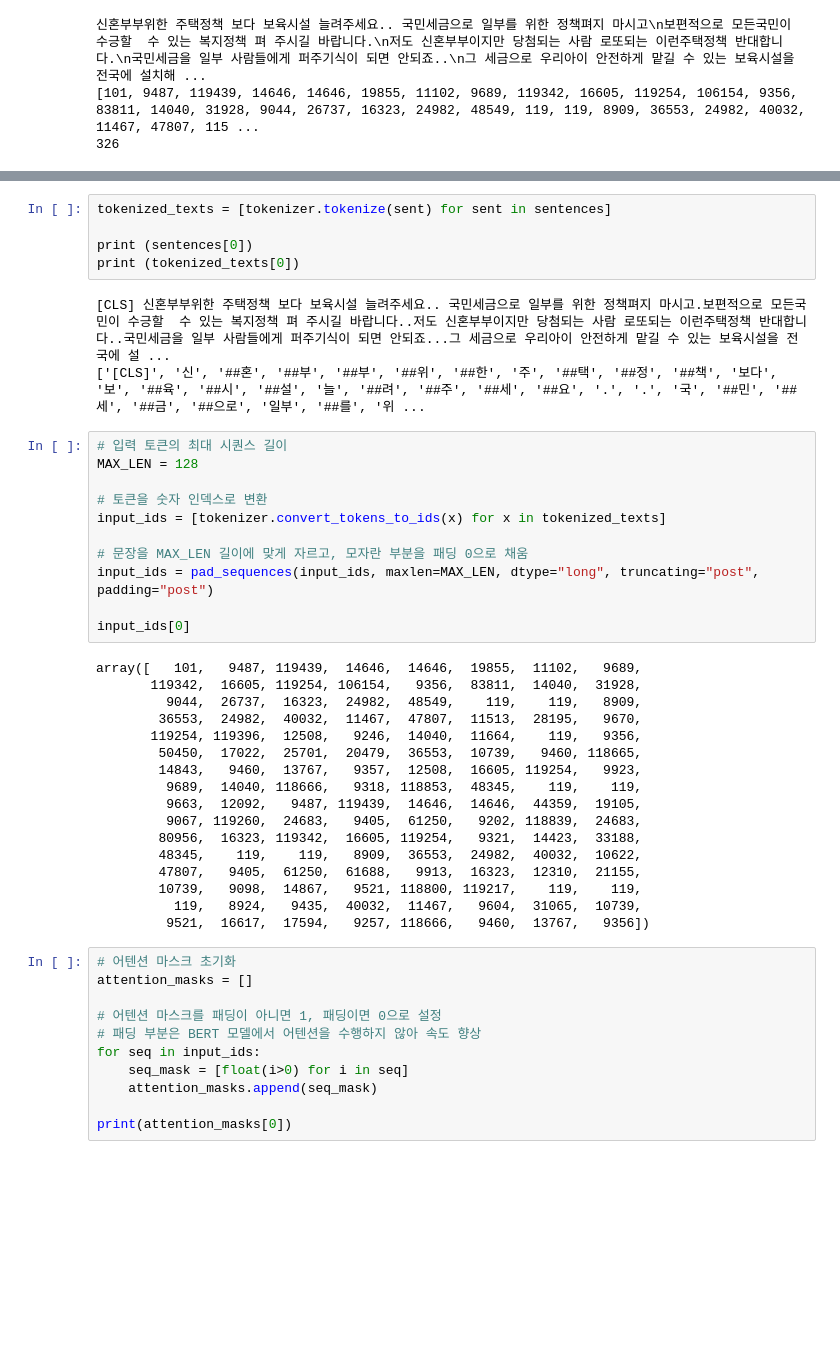
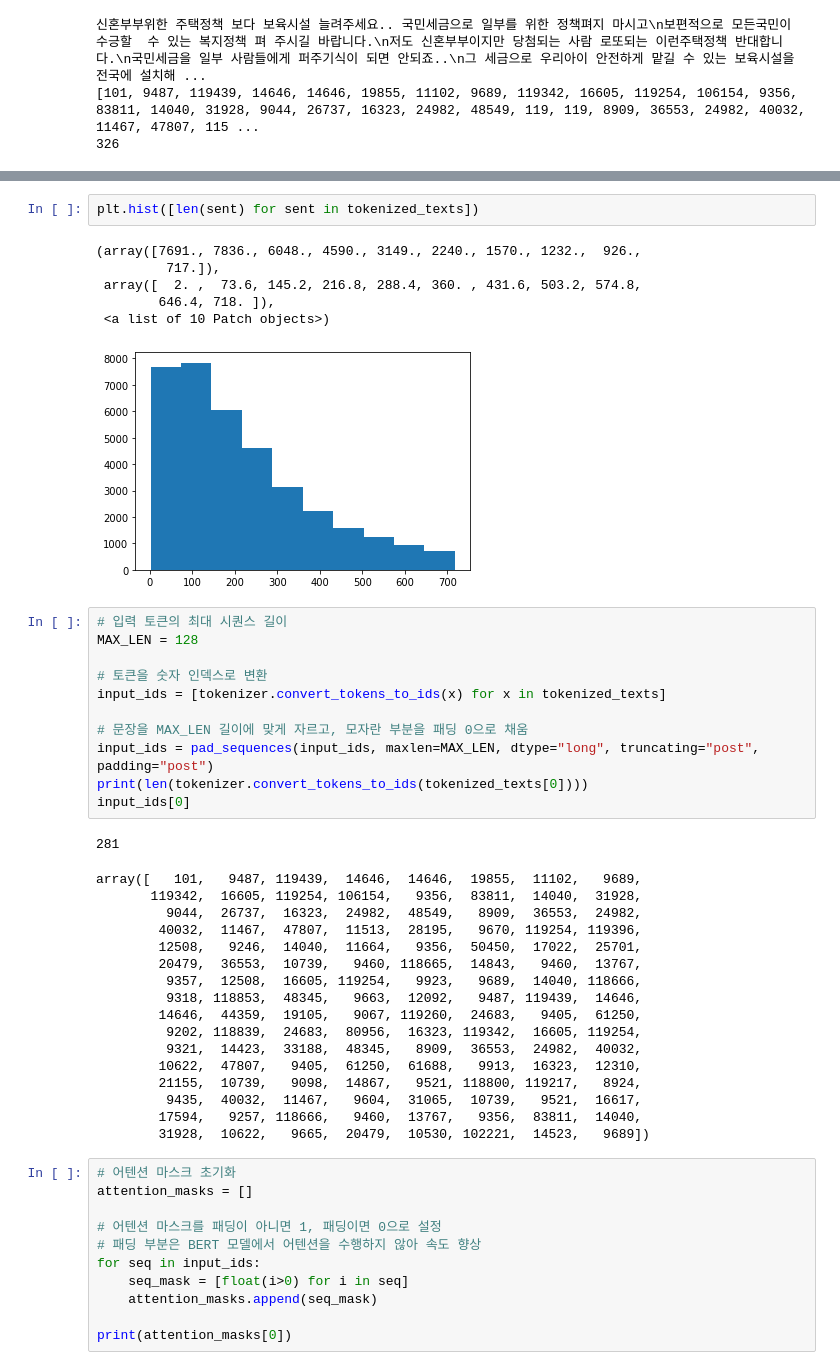
Before and after one commit to dunnohow/Bert, a Jupyter notebook: bluehouseblah.ipynb, the cells around one changed output, grey strips where cells are left out. Drawn from its saved outputs; the diff is of its cells as text; blank space fills up the shorter version.

```diff
--- a/bluehouseblah.ipynb
+++ b/bluehouseblah.ipynb
@@ -210,11 +185,12 @@ labels = train['category']
 # %%
-tokenized_texts = [tokenizer.tokenize(sent) for sent in sentences]
-
-print (sentences[0])
-print (tokenized_texts[0])
+plt.hist([len(sent) for sent in tokenized_texts])
 # %% [output]
-[CLS] 신혼부부위한 주택정책 보다 보육시설 늘려주세요.. 국민세금으로 일부를 위한 정책펴지 마시고.보편적으로 모든국민이 수긍할  수 있는 복지정책 펴 주시길 바랍니다..저도 신혼부부이지만 당첨되는 사람 로또되는 이런주택정책 반대합니다..국민세금을 일부 사람들에게 퍼주기식이 되면 안되죠...그 세금으로 우리아이 안전하게 맡길 수 있는 보육시설을 전국에 설 ...
-['[CLS]', '신', '##혼', '##부', '##부', '##위', '##한', '주', '##택', '##정', '##책', '보다', '보', '##육', '##시', '##설', '늘', '##려', '##주', '##세', '##요', '.', '.', '국', '##민', '##세', '##금', '##으로', '일부', '##를', '위 ...
+(array([7691., 7836., 6048., 4590., 3149., 2240., 1570., 1232.,  926.,
+         717.]),
+ array([  2. ,  73.6, 145.2, 216.8, 288.4, 360. , 431.6, 503.2, 574.8,
+        646.4, 718. ]),
+ <a list of 10 Patch objects>)
+[figure, added]
 # %%
 # 입력 토큰의 최대 시퀀스 길이
 MAX_LEN = 128
@@ -224,25 +200,26 @@ input_ids = [tokenizer.convert_tokens_to_ids(x) for x in tokenized_texts]
 
 # 문장을 MAX_LEN 길이에 맞게 자르고, 모자란 부분을 패딩 0으로 채움
 input_ids = pad_sequences(input_ids, maxlen=MAX_LEN, dtype="long", truncating="post", padding="post")
-
+print(len(tokenizer.convert_tokens_to_ids(tokenized_texts[0])))
 input_ids[0]
 # %% [output]
-array([   101,   9487, 119439,  14646,  14646,  19855,  11102,   9689,
-       119342,  16605, 119254, 106154,   9356,  83811,  14040,  31928,
-         9044,  26737,  16323,  24982,  48549,    119,    119,   8909,
-        36553,  24982,  40032,  11467,  47807,  11513,  28195,   9670,
-       119254, 119396,  12508,   9246,  14040,  11664,    119,   9356,
-        50450,  17022,  25701,  20479,  36553,  10739,   9460, 118665,
-        14843,   9460,  13767,   9357,  12508,  16605, 119254,   9923,
-         9689,  14040, 118666,   9318, 118853,  48345,    119,    119,
-         9663,  12092,   9487, 119439,  14646,  14646,  44359,  19105,
-         9067, 119260,  24683,   9405,  61250,   9202, 118839,  24683,
-        80956,  16323, 119342,  16605, 119254,   9321,  14423,  33188,
-        48345,    119,    119,   8909,  36553,  24982,  40032,  10622,
-        47807,   9405,  61250,  61688,   9913,  16323,  12310,  21155,
-        10739,   9098,  14867,   9521, 118800, 119217,    119,    119,
-          119,   8924,   9435,  40032,  11467,   9604,  31065,  10739,
-         9521,  16617,  17594,   9257, 118666,   9460,  13767,   9356])
+281
+array([   101,   9487, 119439,  14646,  14646,  19855,  11102,   9689,
+       119342,  16605, 119254, 106154,   9356,  83811,  14040,  31928,
+         9044,  26737,  16323,  24982,  48549,   8909,  36553,  24982,
+        40032,  11467,  47807,  11513,  28195,   9670, 119254, 119396,
+        12508,   9246,  14040,  11664,   9356,  50450,  17022,  25701,
+        20479,  36553,  10739,   9460, 118665,  14843,   9460,  13767,
+         9357,  12508,  16605, 119254,   9923,   9689,  14040, 118666,
+         9318, 118853,  48345,   9663,  12092,   9487, 119439,  14646,
+        14646,  44359,  19105,   9067, 119260,  24683,   9405,  61250,
+         9202, 118839,  24683,  80956,  16323, 119342,  16605, 119254,
+         9321,  14423,  33188,  48345,   8909,  36553,  24982,  40032,
+        10622,  47807,   9405,  61250,  61688,   9913,  16323,  12310,
+        21155,  10739,   9098,  14867,   9521, 118800, 119217,   8924,
+         9435,  40032,  11467,   9604,  31065,  10739,   9521,  16617,
+        17594,   9257, 118666,   9460,  13767,   9356,  83811,  14040,
+        31928,  10622,   9665,  20479,  10530, 102221,  14523,   9689])
 # %%
 # 어텐션 마스크 초기화
 attention_masks = []
```
Also changed, not shown: parts of 51 cells of this notebook.
